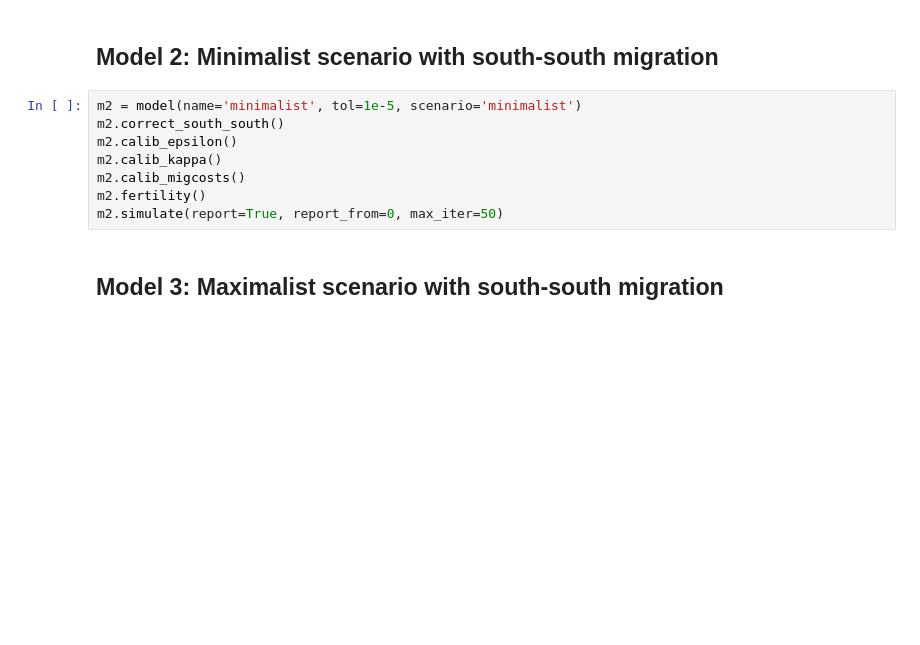
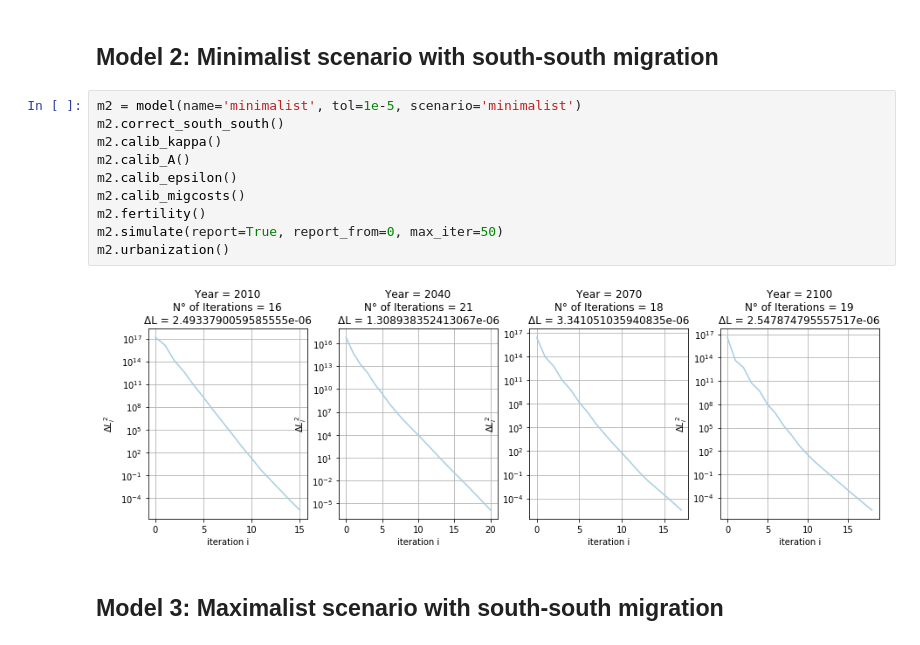
Before and after one commit to hscheewel/GeographyOfClimateMigration, a Jupyter notebook: model.ipynb, the cells around one changed output. Cells and saved outputs as stored; diff of their text form; blank space fills up the shorter version.

```diff
--- a/model.ipynb
+++ b/model.ipynb
@@ -880,11 +881,15 @@ m1.simulate(report=True, report_from=0, max_iter=50)
 # %%
 m2 = model(name='minimalist', tol=1e-5, scenario='minimalist')
 m2.correct_south_south()
+m2.calib_kappa()
+m2.calib_A()
 m2.calib_epsilon()
-m2.calib_kappa()
 m2.calib_migcosts()
 m2.fertility()
 m2.simulate(report=True, report_from=0, max_iter=50)
+m2.urbanization()
+# %% [output]
+[figure, added]
 # %% [markdown]
 ## Model 3: Maximalist scenario with south-south migration
 # %%
```
Also changed, not shown: parts of 9 cells of this notebook.
